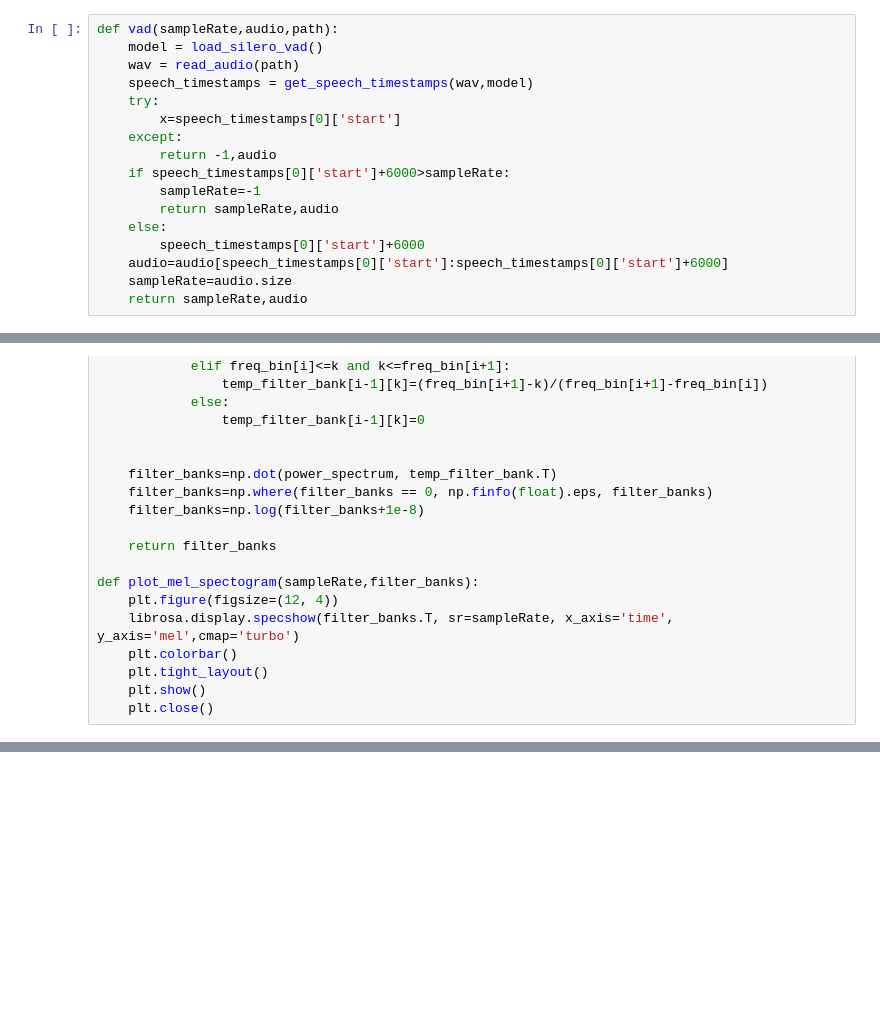
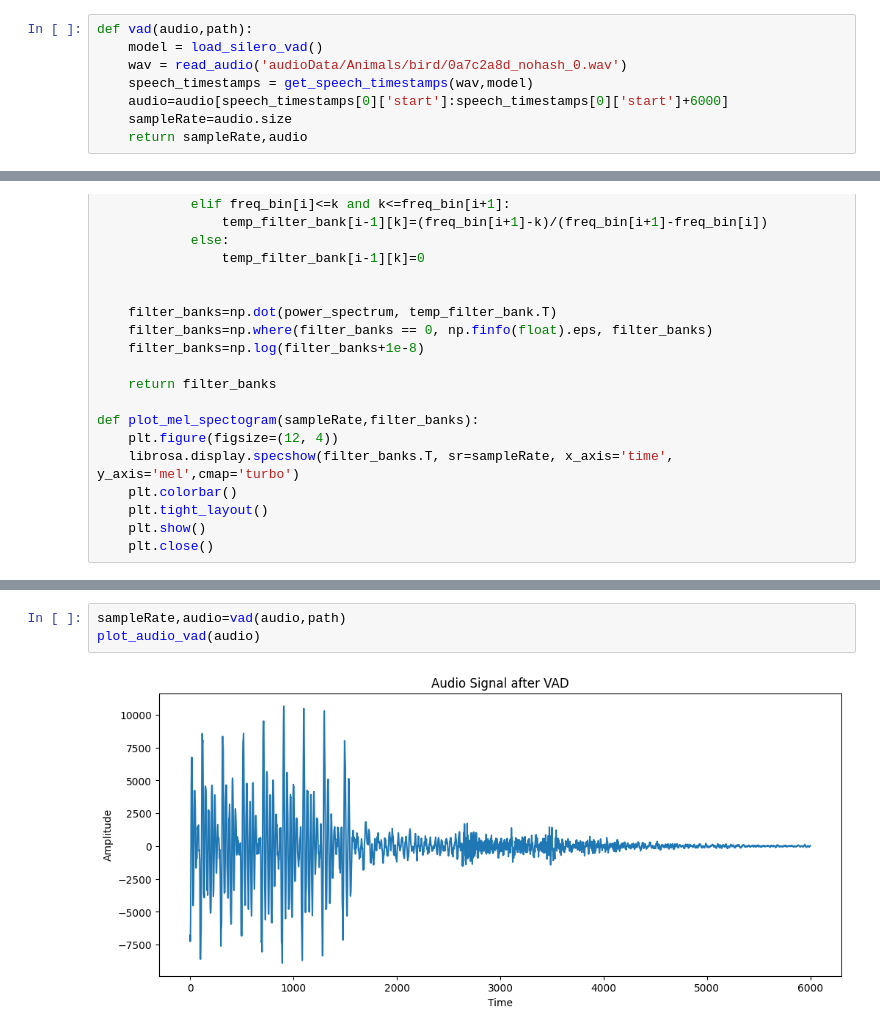
Before and after one commit to svijayvrat/Py-STT-Engine, a Jupyter notebook: stt-engine.ipynb, the cells around one changed output, grey strips where cells are left out. Cells and saved outputs as stored; diff of their text form; blank space fills up the shorter version.

```diff
--- a/stt-engine.ipynb
+++ b/stt-engine.ipynb
@@ -23,19 +23,10 @@ def plot_audio_init(audio):
     plt.show()
     plt.close()
 # %%
-def vad(sampleRate,audio,path):
+def vad(audio,path):
     model = load_silero_vad()
-    wav = read_audio(path)
+    wav = read_audio('audioData/Animals/bird/0a7c2a8d_nohash_0.wav')
     speech_timestamps = get_speech_timestamps(wav,model)
-    try:
-        x=speech_timestamps[0]['start']
-    except:
-        return -1,audio
-    if speech_timestamps[0]['start']+6000>sampleRate:
-        sampleRate=-1
-        return sampleRate,audio
-    else:
-        speech_timestamps[0]['start']+6000
     audio=audio[speech_timestamps[0]['start']:speech_timestamps[0]['start']+6000]
     sampleRate=audio.size
     return sampleRate,audio
@@ -345,0 +270,5 @@ files_path="C:/Main/Dev/Github/Py-STT-Engine-venv/Py-STT-Engine/bird"
+# %%
+sampleRate,audio=vad(audio,path)
+plot_audio_vad(audio)
+# %% [output]
+[figure, added]
```
Also changed, not shown: parts of 20 cells of this notebook.
